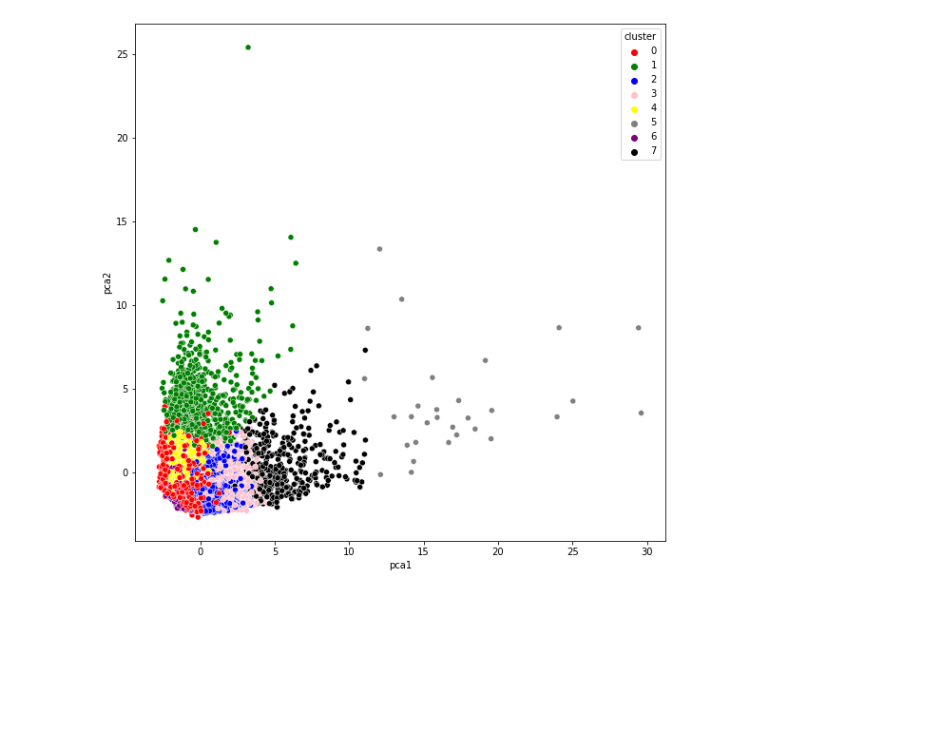
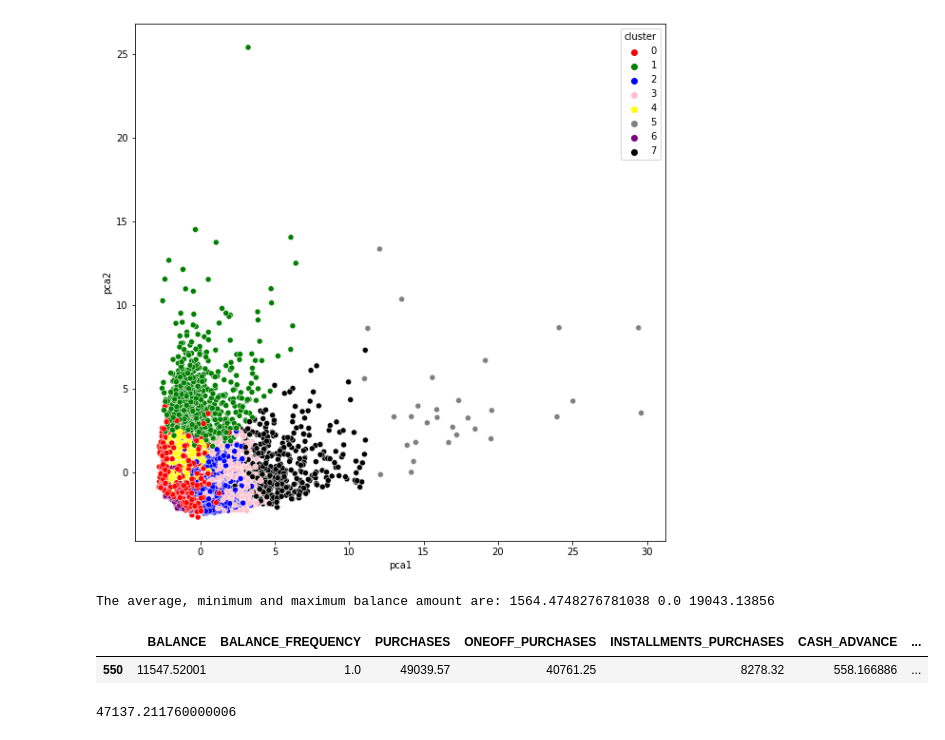
Before and after one commit to Abhishek110299/machine-learning, a Jupyter notebook: customer_segmentation.ipynb, the cells around one changed output. Drawn from its saved outputs; the diff is of its cells as text; code cells hidden in the pictures; blank space fills up the shorter version.

```diff
--- a/customer_segmentation.ipynb
+++ b/customer_segmentation.ipynb
@@ -240,3 +240,18 @@ ax=sns.scatterplot(x="pca1",y="pca2",hue="cluster",data=pca_df,palette=['red','g
 plt.show()
 # %% [output]
 [figure]
+# %%
+# Average, minimum and maximum balance amounts
+print('The average, minimum and maximum balance amount are:', df['BALANCE'].mean(),df['BALANCE'].min(),df['BALANCE'].max())
+# %% [output]
+The average, minimum and maximum balance amount are: 1564.4748276781038 0.0 19043.13856
+# %%
+# Let's see who made one off purchase of $40761!
+df[df['ONEOFF_PURCHASES'] == 40761.25]
+# %% [output]
+|  | BALANCE | BALANCE_FREQUENCY | PURCHASES | ONEOFF_PURCHASES | INSTALLMENTS_PURCHASES | CASH_ADVANCE | ... |
+| 550 | 11547.52001 | 1.0 | 49039.57 | 40761.25 | 8278.32 | 558.166886 | ... |
+# %%
+df['CASH_ADVANCE'].max()
+# %% [output]
+47137.211760000006
```
Also changed, not shown: parts of 3 cells of this notebook.
